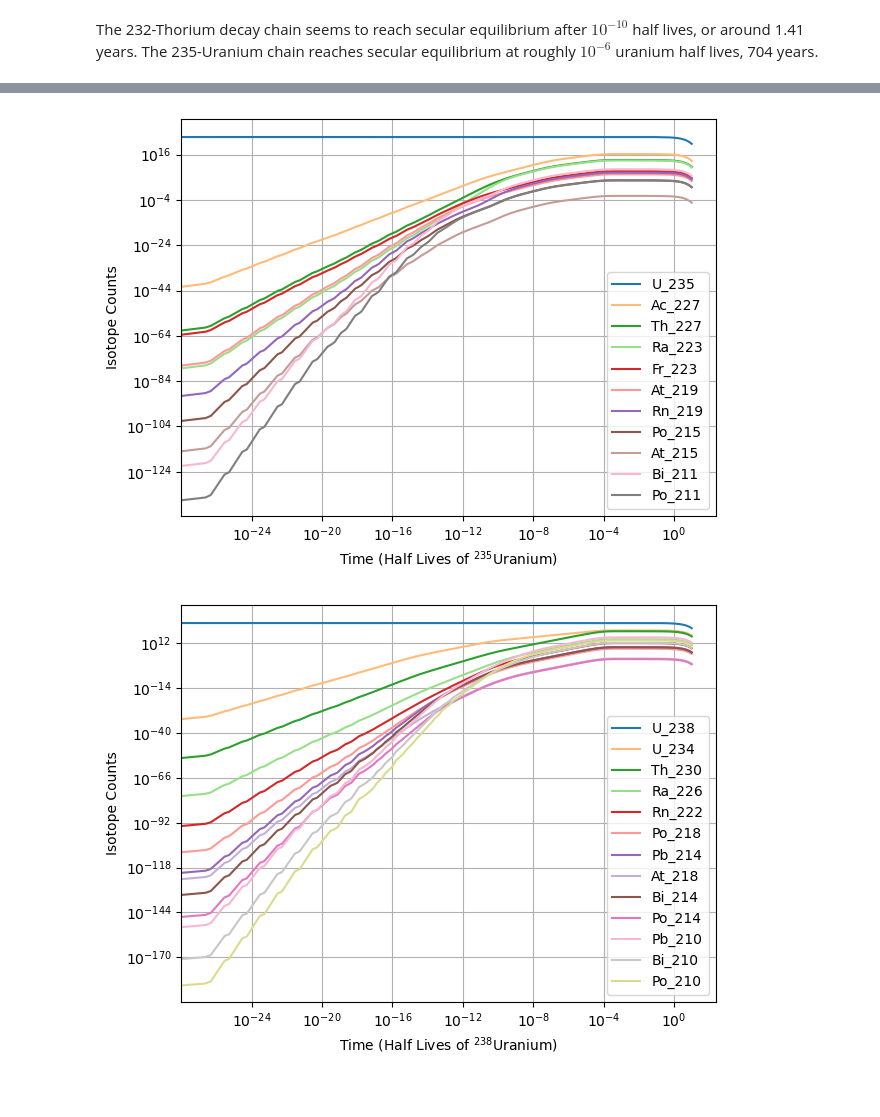
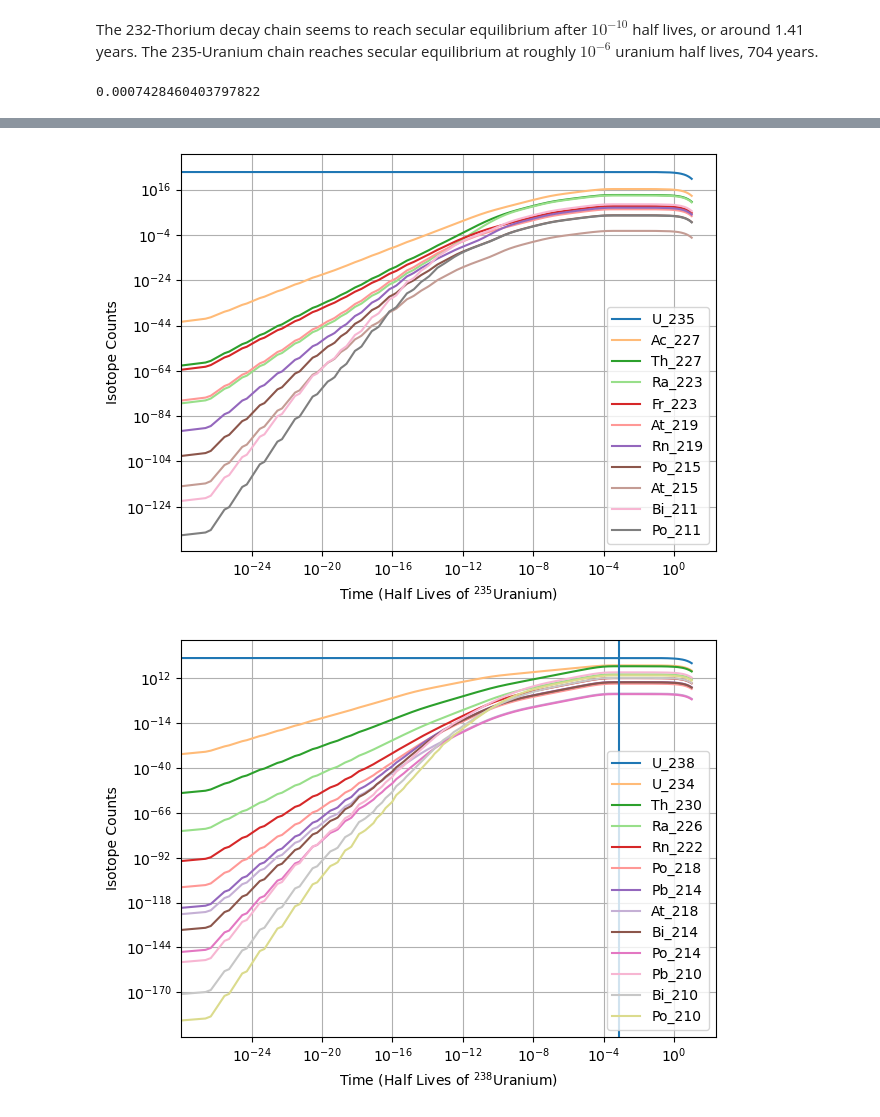
Before and after one commit to villano-lab/n-elec-scattering, a Jupyter notebook: 0-Simulation-Inputs/SNOLAB Flux/A-Decay-Chain-Modeling.ipynb, the cells around one changed output, grey strips where cells are left out. Saved outputs shown, nothing was run; the diff lists cells and outputs as text; code cells hidden in the pictures.

```diff
--- a/0-Simulation-Inputs/SNOLAB Flux/A-Decay-Chain-Modeling.ipynb
+++ b/0-Simulation-Inputs/SNOLAB Flux/A-Decay-Chain-Modeling.ipynb
@@ -188,33 +188,41 @@ for i, isotope in enumerate(dc.u_chain_isotope_list):
         ax2.plot(sol_u.t/dc.HL_U, sol_u.y[i] , label=isotope.name, color=colors[i])
 
 ax2.set_xlabel(r'Time (Half Lives of $^{235}$Uranium)')
 ax2.set_ylabel(r'Isotope Counts')
 ax2.set_xscale('log')
 ax2.set_yscale('log')
 ax2.legend(loc='best')
 ax2.grid(True)
 fU.tight_layout()
 
 fU238 = plt.figure()
 ax3 = fU238.add_subplot()
 
+sum_max_t=0
 for i, isotope in enumerate(dc.u238_chain_isotope_list):
+    if(isotope.name != "U_238") and (isotope.name != "Pb_206"):
+        sum_max_t+=sol_u238.t[np.argmax(sol_u238.y[i])]
     if (any('alpha' in sublist for sublist in isotope.decay_modes)) and (isotope.name != "Pb_206"):
         ax3.plot(sol_u238.t/dc.U_238.half_life, sol_u238.y[i] , label=isotope.name, color=colors[i])
+
+mean=sum_max_t/dc.U_238.half_life/(len(dc.u238_chain_isotope_list)-2)
+print(mean)
 
 ax3.set_xlabel(r'Time (Half Lives of $^{238}$Uranium)')
 ax3.set_ylabel(r'Isotope Counts')
 ax3.set_xscale('log')
 ax3.set_yscale('log')
 ax3.legend(loc='best')
+ax3.axvline(x=mean)
 ax3.grid(True)
 fU238.tight_layout()
 
 
 plt.show()
 # %% [output]
+0.0007428460403797822
 [figure]
 [figure]
-[figure, old version]
+[figure, new version]
 # %% [markdown]
 # To Do
```
Also changed, not shown: parts of 1 cell of this notebook.
